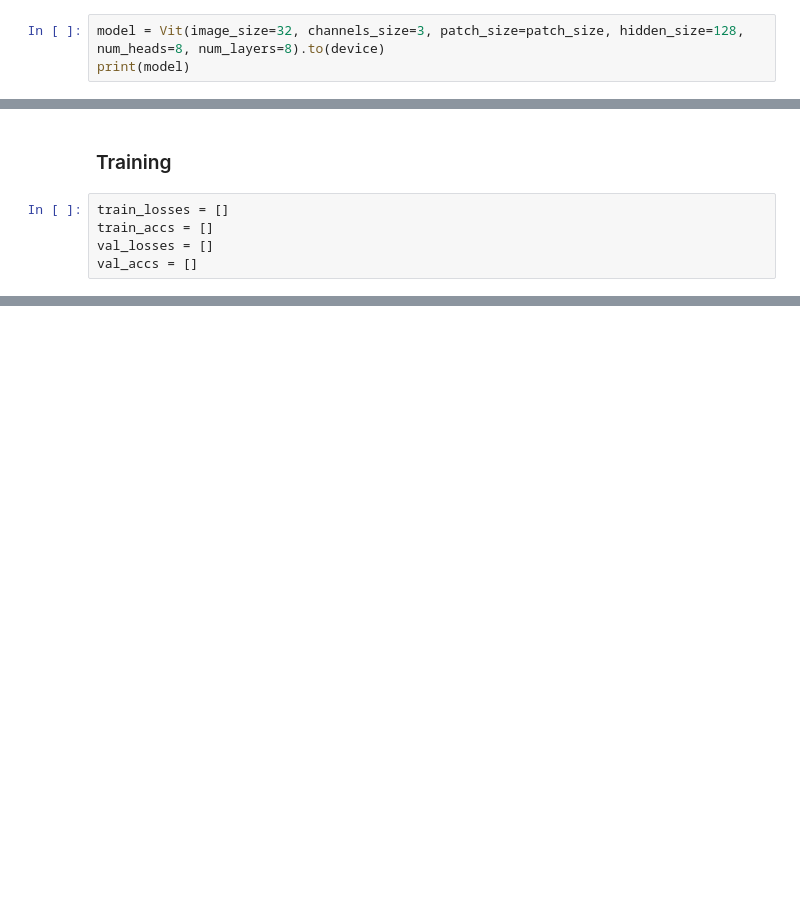
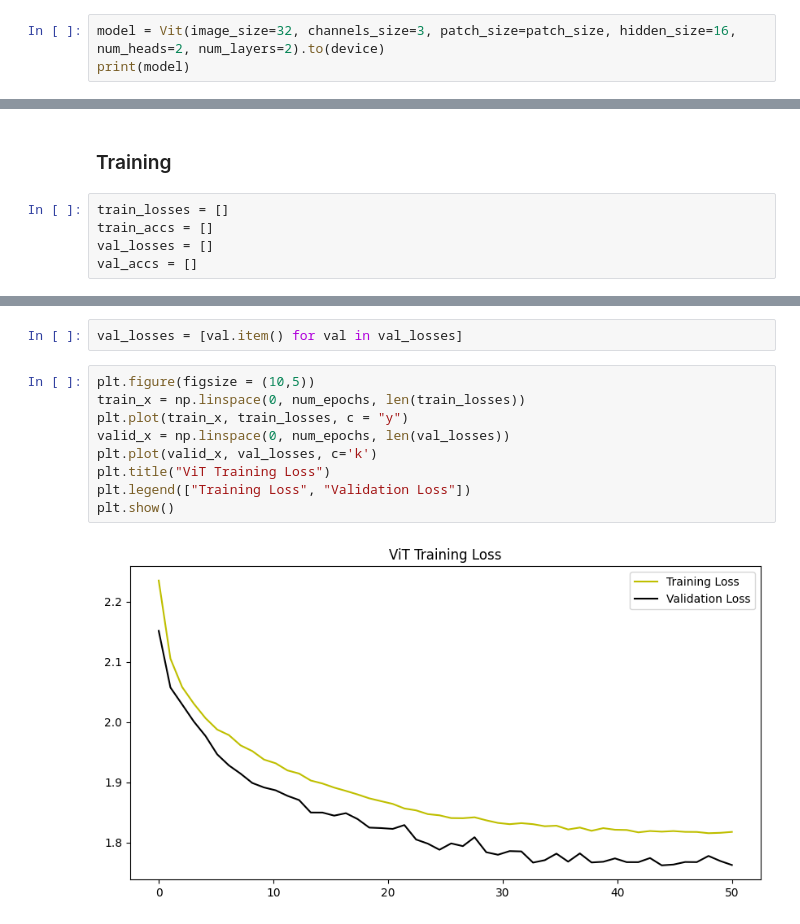
Before and after one commit to natek-1/Vision-Transformer-for-image-captioning, a Jupyter notebook: research/implementation.ipynb, the cells around one changed output, grey strips where cells are left out. Cells and saved outputs as stored; diff of their text form; blank space fills up the shorter version.

```diff
--- a/research/implementation.ipynb
+++ b/research/implementation.ipynb
@@ -187,7 +187,7 @@ _ = plt.imshow(out.numpy().transpose((1, 2, 0)))
 # %% [output]
 [figure]
 # %%
-model = Vit(image_size=32, channels_size=3, patch_size=patch_size, hidden_size=128, num_heads=8, num_layers=8).to(device)
+model = Vit(image_size=32, channels_size=3, patch_size=patch_size, hidden_size=16, num_heads=2, num_layers=2).to(device)
 print(model)
 # %% [output]
 Vit(
@@ -296,0 +307,13 @@ KeyboardInterrupt:
+# %%
+val_losses = [val.item() for val in val_losses]
+# %%
+plt.figure(figsize = (10,5))
+train_x = np.linspace(0, num_epochs, len(train_losses))
+plt.plot(train_x, train_losses, c = "y")
+valid_x = np.linspace(0, num_epochs, len(val_losses))
+plt.plot(valid_x, val_losses, c='k')
+plt.title("ViT Training Loss")
+plt.legend(["Training Loss", "Validation Loss"])
+plt.show()
+# %% [output]
+[figure, added]
```
Also changed, not shown: parts of 7 cells of this notebook, 1 other file.
